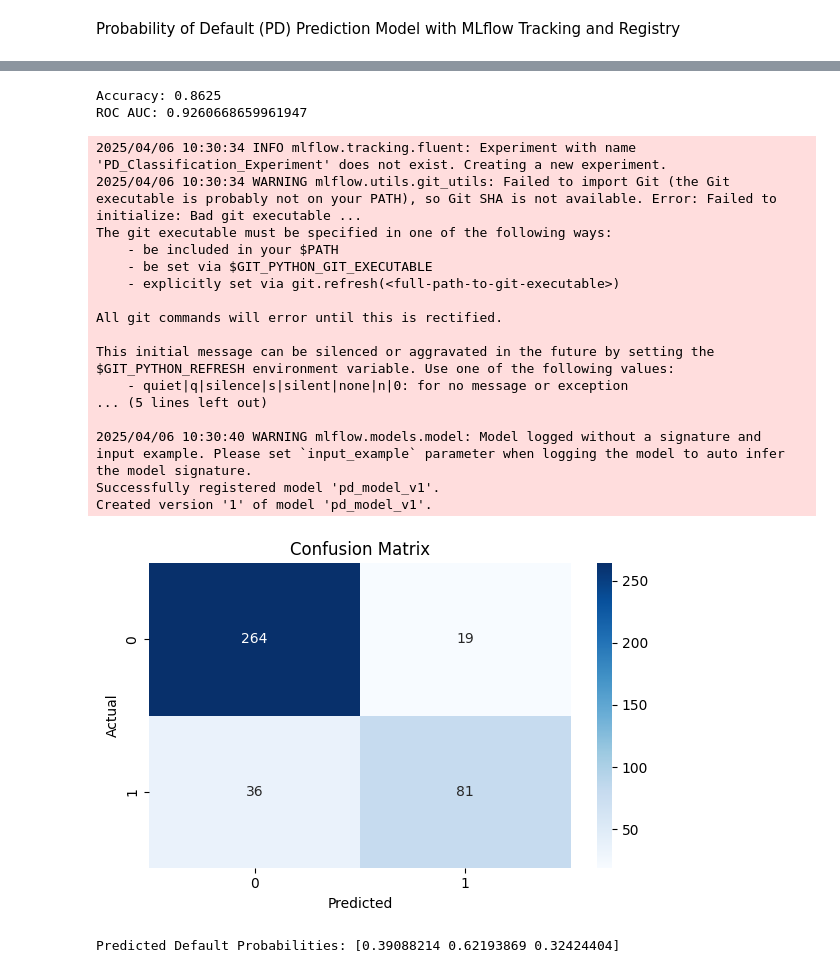
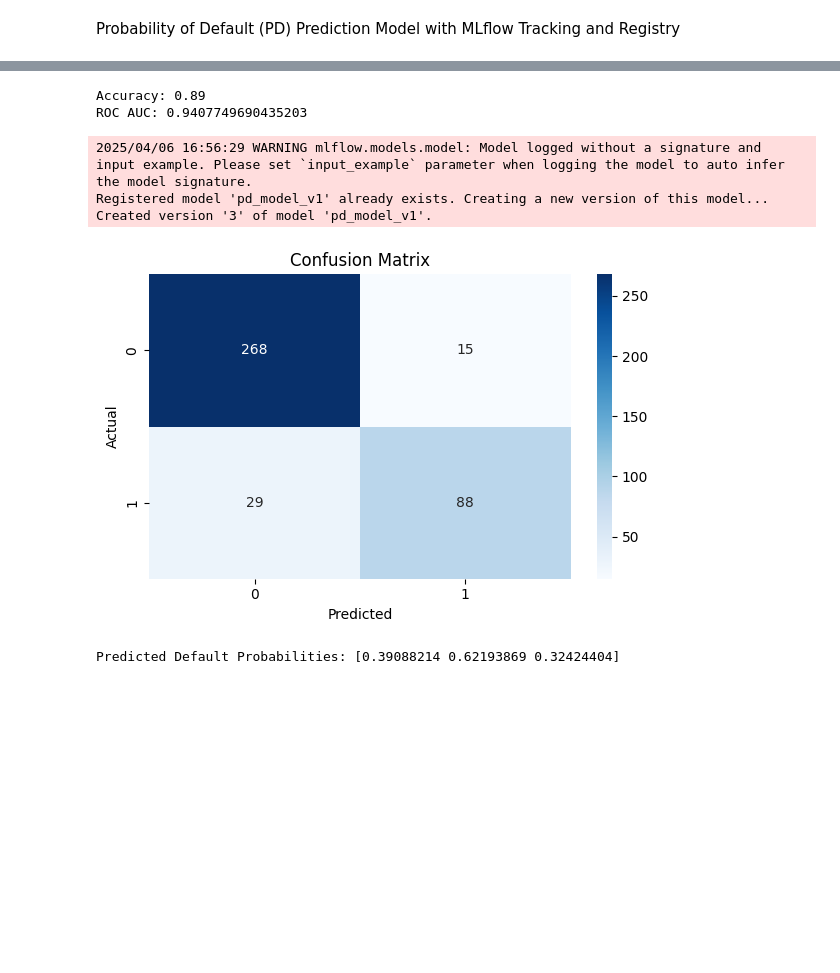
Before and after one commit to DevinyaVID/mlflowMiniProject, a Jupyter notebook: pd_model_tracking.ipynb, the cells around one changed output, grey strips where cells are left out. Drawn from its saved outputs; the diff is of its cells as text; code cells hidden in the pictures; blank space fills up the shorter version.

```diff
--- a/pd_model_tracking.ipynb
+++ b/pd_model_tracking.ipynb
@@ -42,7 +42,9 @@ X, y = make_classification(
 
 X_train, X_test, y_train, y_test = train_test_split(X, y, test_size=0.4, random_state=42)
 # %%
-model = RandomForestClassifier(n_estimators=100, max_depth=5, random_state=42)
+#model = RandomForestClassifier(n_estimators=100, max_depth=5, random_state=42)
+model = RandomForestClassifier(n_estimators=150, max_depth=7, random_state=42)
+
 model.fit(X_train, y_train)
 
 y_preds = model.predict(X_test)
@@ -54,49 +56,35 @@ roc_auc = roc_auc_score(y_test, y_probs)
 print("Accuracy:", accuracy)
 print("ROC AUC:", roc_auc)
 # %% [output]
-Accuracy: 0.8625
-ROC AUC: 0.9260668659961947
+Accuracy: 0.89
+ROC AUC: 0.9407749690435203
 # %%
 mlflow.set_experiment("PD_Classification_Experiment")
 
 with mlflow.start_run():
     mlflow.log_param("model_type", "RandomForest")
     mlflow.log_param("n_estimators", 100)
-    mlflow.log_param("max_depth", 5)
+    mlflow.log_param("max_depth", 7)
 
     mlflow.log_metric("accuracy", accuracy)
     mlflow.log_metric("roc_auc", roc_auc)
 
     cm = confusion_matrix(y_test, y_preds)
     plt.figure(figsize=(6,4))
     sns.heatmap(cm, annot=True, fmt="d", cmap="Blues")
     plt.title("Confusion Matrix")
     plt.xlabel("Predicted")
     plt.ylabel("Actual")
     plt.tight_layout()
     plt.savefig("conf_matrix.png")
     mlflow.log_artifact("conf_matrix.png")
 
     mlflow.sklearn.log_model(model, "model", registered_model_name="pd_model_v1")
 # %% [output]
-2025/04/06 10:30:34 INFO mlflow.tracking.fluent: Experiment with name 'PD_Classification_Experiment' does not exist. Creating a new experiment.
-2025/04/06 10:30:34 WARNING mlflow.utils.git_utils: Failed to import Git (the Git executable is probably not on your PATH), so Git SHA is not available. Error: Failed to initialize: Bad git executable ...
-The git executable must be specified in one of the following ways:
-    - be included in your $PATH
-    - be set via $GIT_PYTHON_GIT_EXECUTABLE
-    - explicitly set via git.refresh(<full-path-to-git-executable>)
-
-All git commands will error until this is rectified.
-
-This initial message can be silenced or aggravated in the future by setting the
-$GIT_PYTHON_REFRESH environment variable. Use one of the following values:
-    - quiet|q|silence|s|silent|none|n|0: for no message or exception
-... (5 lines left out)
-
-2025/04/06 10:30:40 WARNING mlflow.models.model: Model logged without a signature and input example. Please set `input_example` parameter when logging the model to auto infer the model signature.
-Successfully registered model 'pd_model_v1'.
-Created version '1' of model 'pd_model_v1'.
+2025/04/06 16:56:29 WARNING mlflow.models.model: Model logged without a signature and input example. Please set `input_example` parameter when logging the model to auto infer the model signature.
+Registered model 'pd_model_v1' already exists. Creating a new version of this model...
+Created version '3' of model 'pd_model_v1'.
-[figure, old version]
+[figure, new version]
 # %%
 loaded_model = mlflow.sklearn.load_model("models:/pd_model_v1/latest")
 X_new = np.random.rand(3, 10)
```
Also changed, not shown: parts of 2 cells of this notebook, 9 other files.
